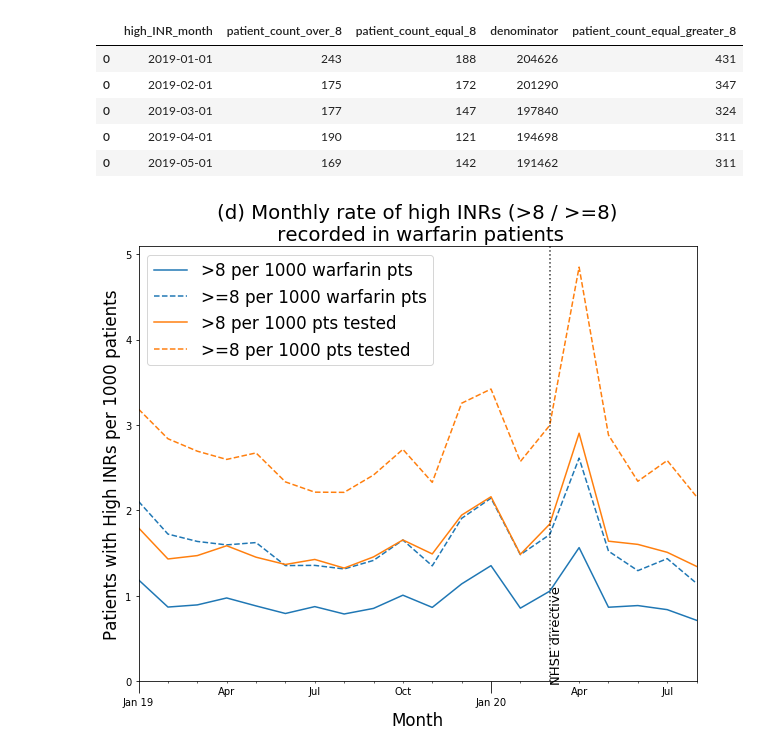
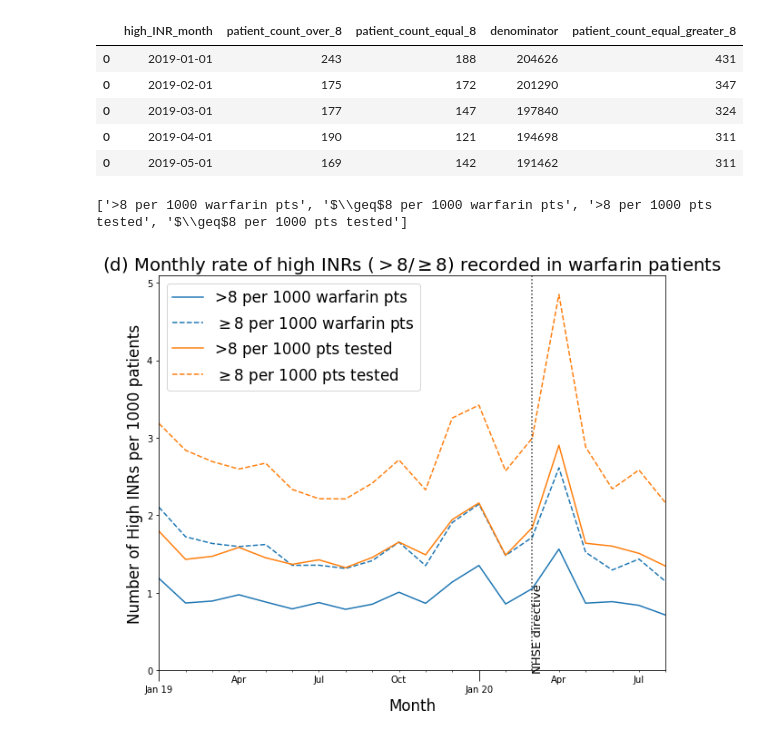
Before and after one commit to opensafely/anticoagulant-switching-research, a Jupyter notebook: notebooks/Warfarin_DOAC_rpt updated charts for Heart.ipynb, the cells around one changed output. Drawn from its saved outputs; the diff is of its cells as text; code cells hidden in the pictures.

Commit message:
Combine fig 4 d and e
Use greater than or equals sign in chart title/legend; add comments to function

```diff
--- a/notebooks/Warfarin_DOAC_rpt updated charts for Heart.ipynb
+++ b/notebooks/Warfarin_DOAC_rpt updated charts for Heart.ipynb
@@ -129,25 +129,26 @@ dfp5.head()
 # %%
 #dfp5 = pd.read_csv(os.path.join("..","output","high_inr.csv"),index_col=0)
 #dfp5["high_INR_month"] = pd.to_datetime(dfp5["high_INR_month"])
 #dfp5 = dfp5.set_index("high_INR_month")
 
 dfp6 = dfp4.drop("denominator",1).merge(dfp5, left_on="INR_month", right_on="high_INR_month").drop("INR_month",1)
 #dfp6["high_INR_month"] = pd.to_datetime(dfp6["high_INR_month"])
 dfp6 = dfp6.set_index("high_INR_month")
 
 dfp7 = dfp6.copy()
 dfp7[">8 per 1000 warfarin pts"] = 1000*dfp7["patient_count_over_8"]/dfp7["denominator"]
 dfp7[">8 per 1000 pts tested"] = 1000*dfp7["patient_count_over_8"]/dfp7["patient_count"]
 
 dfp7[">=8 per 1000 warfarin pts"] = 1000*dfp7["patient_count_equal_greater_8"]/dfp7["denominator"]
 dfp7[">=8 per 1000 pts tested"] = 1000*dfp7["patient_count_equal_greater_8"]/dfp7["patient_count"]
 
 figname = "high_inr"
-titles = ["(d) Monthly rate of high INRs (>8 / >=8)\n recorded in warfarin patients"]
+titles = [r'(d) Monthly rate of high INRs $(>8 / \geq 8)$ recorded in warfarin patients']
 plot_line_chart([dfp7[[">8 per 1000 warfarin pts", ">=8 per 1000 warfarin pts",
                        ">8 per 1000 pts tested", ">=8 per 1000 pts tested"]]],
                 titles,  loc="upper left",
-                ylabels={0:"Patients with High INRs per 1000 patients"},
+                ylabels={0:"Number of High INRs per 1000 patients"},
                 filename=figname)
 # %% [output]
+['>8 per 1000 warfarin pts', '$\\geq$8 per 1000 warfarin pts', '>8 per 1000 pts tested', '$\\geq$8 per 1000 pts tested']
-[figure, old version]
+[figure, new version]
```
Also changed, not shown: 3 other files.
